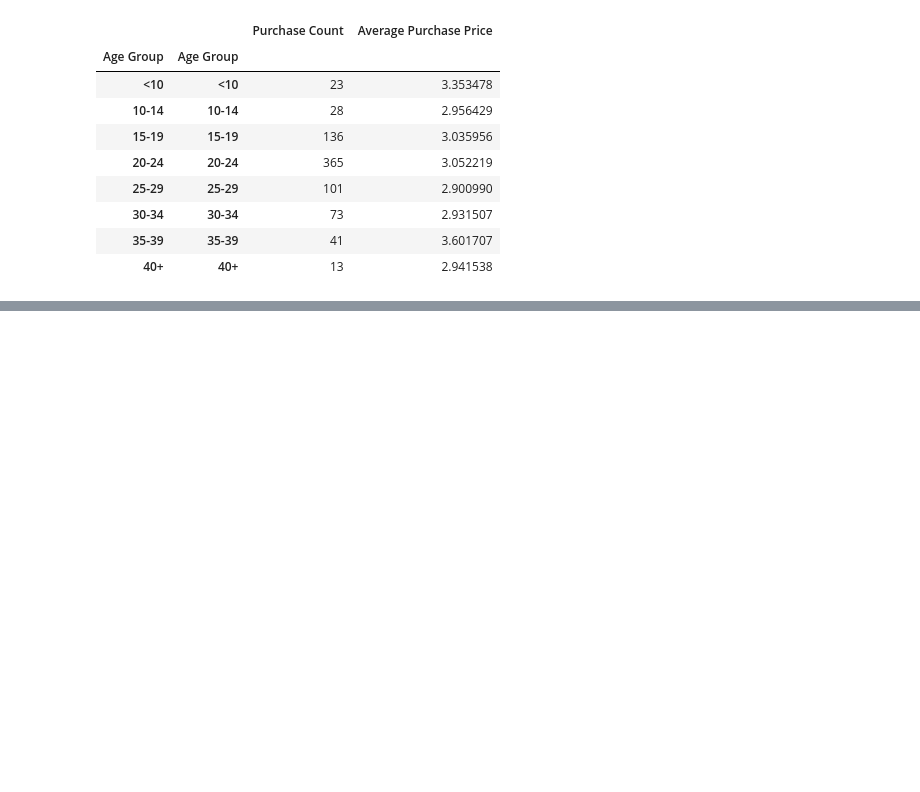
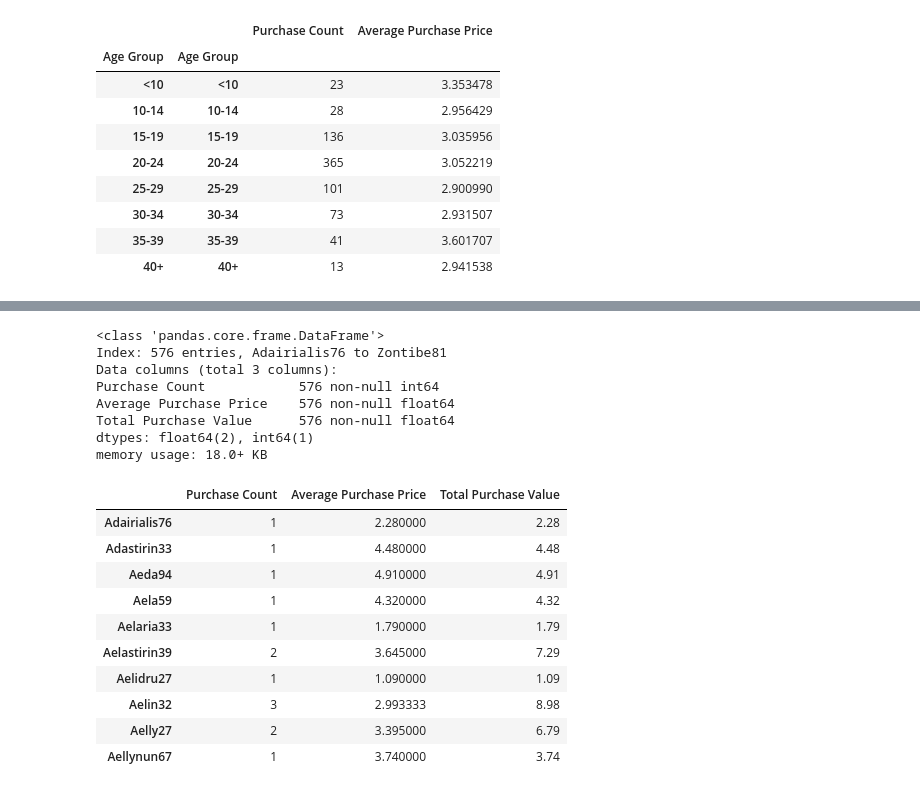
Before and after one commit to gwathen2019/pandas-challenge, a Jupyter notebook: Test_code.ipynb, the cells around one changed output, grey strips where cells are left out. Drawn from its saved outputs; the diff is of its cells as text; code cells hidden in the pictures; blank space fills up the shorter version.

```diff
--- a/Test_code.ipynb
+++ b/Test_code.ipynb
@@ -281,3 +282,29 @@ agegrp_summary_table
 | 30-34 | 30-34 | 73 | 2.931507 |
 | 35-39 | 35-39 | 41 | 3.601707 |
 | 40+ | 40+ | 13 | 2.941538 |
+# %%
+#Top Spenders
+    #Run basic calculations to obtain the results in the table below
+    #Create a summary data frame to hold the results
+    #Sort the total purchase value column in descending order
+    #Optional: give the displayed data cleaner formatting
+    #Display a preview of the summary data frame
+
+top_spenders_df = purchase_df[["Player Name", "Purchase ID", "Price"]]
+top_spenders_df.groupby(["Player Name"])
+
+# Series object
+
+
+#DF Objects
+total_purchases_player = top_spenders_df["Player Name"].value_counts()
+total_purchases_player.head()
+
+total_purchase_value = top_spenders_df.groupby(["Player Name"])["Price"].sum()
+total_purchase_value
+
+avg_purchase_price = total_purchase_value/total_purchases_player
+avg_purchase_price.head()
+
+top_spenders_df.info()
+top_spenders_df.head()
@@ -283,0 +326,30 @@ agegrp_summary_table
+# %%
+#create summary table
+top_spender_summary_table_df = pd.DataFrame ({"Purchase Count": total_purchases_player,
+                                           "Average Purchase Price": avg_purchase_price,
+                                           "Total Purchase Value": total_purchase_value})
+                                            #["{0:.2f}%.format"]})
+
+top_spender_summary_table_df.sort_values(["Total Purchase Value"],ascending=False)
+top_spender_summary_table_df.info()
+top_spender_summary_table_df.head(10)
+# %% [output]
+<class 'pandas.core.frame.DataFrame'>
+Index: 576 entries, Adairialis76 to Zontibe81
+Data columns (total 3 columns):
+Purchase Count            576 non-null int64
+Average Purchase Price    576 non-null float64
+Total Purchase Value      576 non-null float64
+dtypes: float64(2), int64(1)
+memory usage: 18.0+ KB
+|  | Purchase Count | Average Purchase Price | Total Purchase Value |
+| Adairialis76 | 1 | 2.280000 | 2.28 |
+| Adastirin33 | 1 | 4.480000 | 4.48 |
+| Aeda94 | 1 | 4.910000 | 4.91 |
+| Aela59 | 1 | 4.320000 | 4.32 |
+| Aelaria33 | 1 | 1.790000 | 1.79 |
+| Aelastirin39 | 2 | 3.645000 | 7.29 |
+| Aelidru27 | 1 | 1.090000 | 1.09 |
+| Aelin32 | 3 | 2.993333 | 8.98 |
+| Aelly27 | 2 | 3.395000 | 6.79 |
+| Aellynun67 | 1 | 3.740000 | 3.74 |
```
Also changed, not shown: parts of 2 cells of this notebook.
